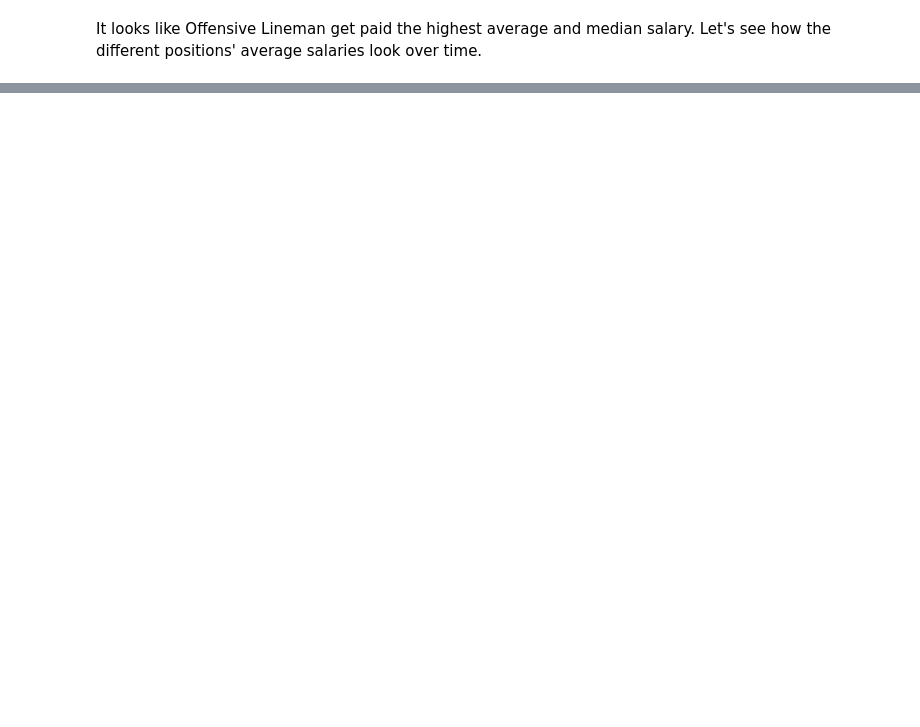
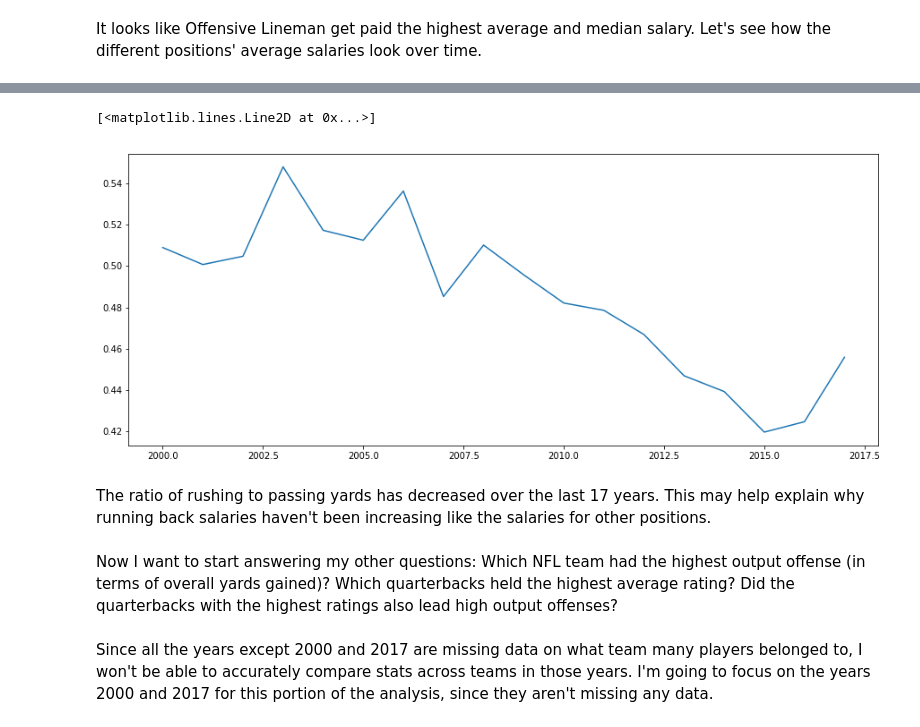
Before and after one commit to cdbale/econ213r, a Jupyter notebook: Homework 1.ipynb, the cells around one changed output, grey strips where cells are left out. Saved outputs shown, nothing was run; the diff lists cells and outputs as text; code cells hidden in the pictures; blank space fills up the shorter version.

```diff
--- a/Homework 1.ipynb
+++ b/Homework 1.ipynb
@@ -269,0 +385,3 @@ Overall, the average salaries for players in the NFL have been increasing during
+# %%
+## remove the first column
+nfl_stats = nfl_stats.drop('Unnamed: 0', axis = 1)
@@ -269,0 +544,20 @@ Overall, the average salaries for players in the NFL have been increasing during
+# %%
+## create stat_sum, which groups the data by year and sums up all the observations for each variable
+stat_sum = nfl_stats.groupby('game_year').sum()
+# %%
+## create variable 'run_prop', which is the ratio of rushing yards to passing yards
+stat_sum['run_rat'] = stat_sum['rush_yds'] / stat_sum['pass_yds']
+# %%
+## create space for plot to fill
+## create line plot of the ration of rushing to passing yards over time
+plt.subplots(figsize = (15, 6))
+plt.plot(stat_sum.index, stat_sum.run_rat)
+# %% [output]
+[<matplotlib.lines.Line2D at 0x...>]
+[figure, added]
+# %% [markdown]
+The ratio of rushing to passing yards has decreased over the last 17 years. This may help explain why running back salaries haven't been increasing like the salaries for other positions.
+# %% [markdown]
+Now I want to start answering my other questions: Which NFL team had the highest output offense (in terms of overall yards gained)? Which quarterbacks held the highest average rating? Did the quarterbacks with the highest ratings also lead high output offenses?
+# %% [markdown]
+Since all the years except 2000 and 2017 are missing data on what team many players belonged to, I won't be able to accurately compare stats across teams in those years. I'm going to focus on the years 2000 and 2017 for this portion of the analysis, since they aren't missing any data.
```
Also changed, not shown: parts of 100 cells of this notebook.
